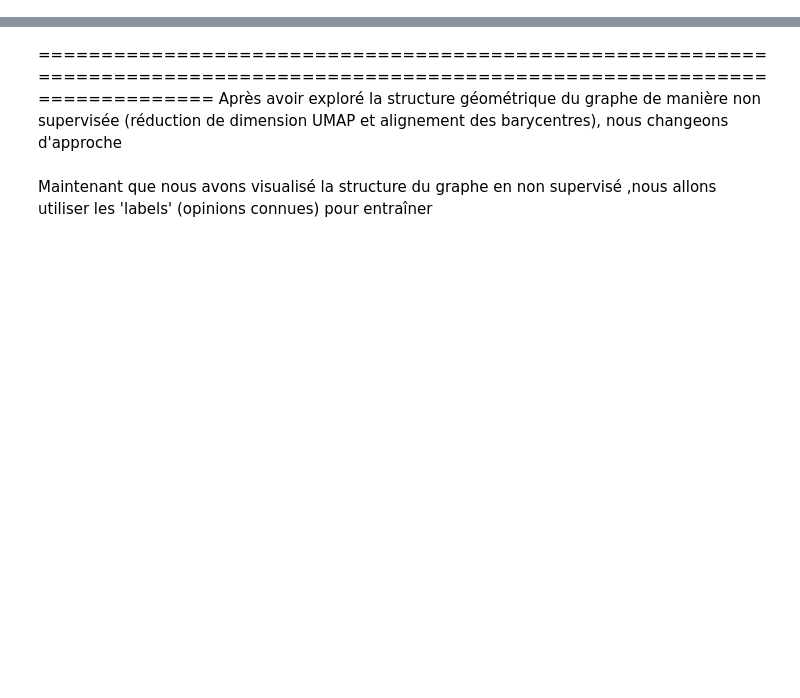
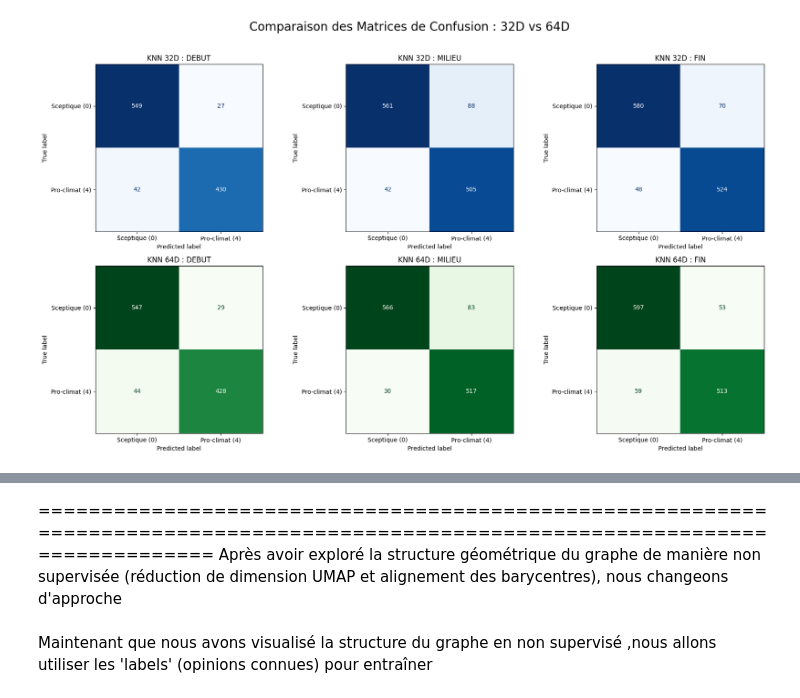
Before and after one commit to MenadAcheraiou/embeddingGraphesIA, a Jupyter notebook: umap_gnn.ipynb, the cells around one changed output, grey strips where cells are left out. Cells and saved outputs as stored; diff of their text form; code cells hidden in the pictures; blank space fills up the shorter version.

```diff
--- a/umap_gnn.ipynb
+++ b/umap_gnn.ipynb
@@ -694,0 +507,43 @@ plt.show()
+# %%
+from sklearn.metrics import confusion_matrix, ConfusionMatrixDisplay
+import matplotlib.pyplot as plt
+from sklearn.neighbors import KNeighborsClassifier
+
+# Définition des étiquettes
+labels = ['Sceptique (0)', 'Pro-climat (4)']
+dims = ["32", "64"]
+periodes = ["debut", "milieu", "fin"]
+
+# Création de la figure : 2 lignes (32D, 64D) x 3 colonnes (Périodes)
+fig, axes = plt.subplots(2, 3, figsize=(18, 10))
+
+for i, dim in enumerate(dims):
+    for j, periode in enumerate(periodes):
+        ax = axes[i, j]
+
+        # 1. Récupération des données
+        X_train = projections[dim][periode]['train']
+        y_train = opinions_labels[dim][periode]['train']
+        X_test  = projections[dim][periode]['test']
+        y_test  = opinions_labels[dim][periode]['test']
+
+        # 2. Entraînement rapide du KNN pour obtenir les prédictions
+        knn = KNeighborsClassifier(n_neighbors=5)
+        knn.fit(X_train, y_train)
+        y_pred = knn.predict(X_test)
+
+        # 3. Calcul et affichage de la matrice
+        cm = confusion_matrix(y_test, y_pred)
+        disp = ConfusionMatrixDisplay(confusion_matrix=cm, display_labels=labels)
+
+        # On utilise des couleurs plus chaudes pour la ligne 64D pour bien les distinguer
+        cmap = 'Blues' if dim == "32" else 'Greens'
+        disp.plot(ax=ax, cmap=cmap, colorbar=False)
+
+        ax.set_title(f"KNN {dim}D : {periode.upper()}")
+
+plt.suptitle("Comparaison des Matrices de Confusion : 32D vs 64D", fontsize=20, y=1.02)
+plt.tight_layout()
+plt.show()
+# %% [output]
+[figure, added]
```
Also changed, not shown: parts of 65 cells of this notebook.
